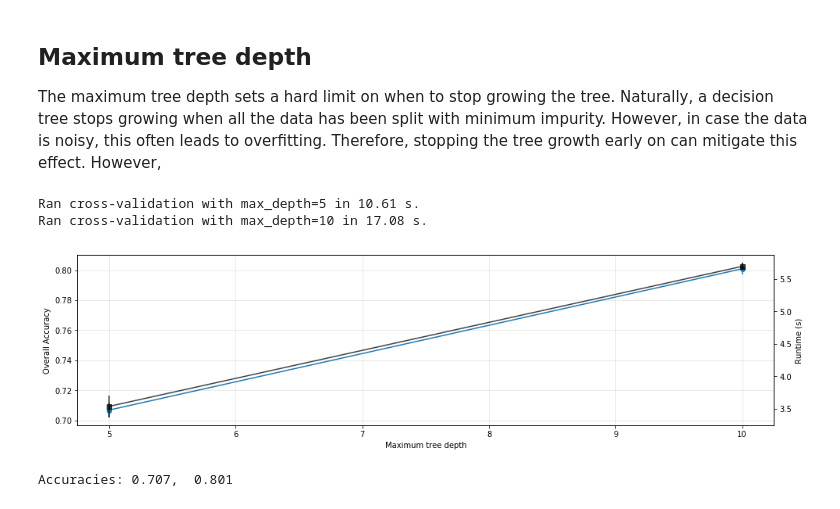
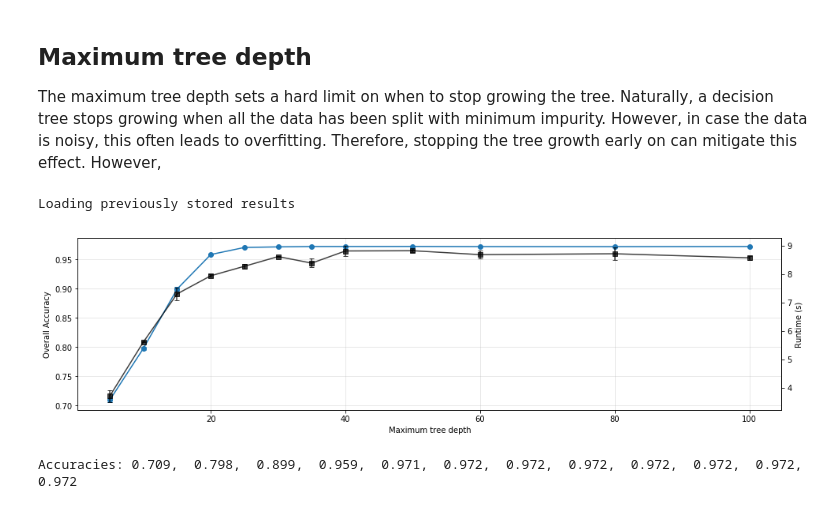
Before and after one commit to virginia-m/classifier_comparison_on_covertype_data, a Jupyter notebook: classification_analysis.ipynb, the cells around one changed output. Cells and saved outputs as stored; diff of their text form; code cells hidden in the pictures.

Commit message:
finalising notebooks, storing RF results for faster runtimes

```diff
--- a/classification_analysis.ipynb
+++ b/classification_analysis.ipynb
@@ -462,10 +464,11 @@ def plot_accuracies_and_runtime(parameter, accuracies=None, run_times=None,
         accuracies = results[:, 1:3]
         run_times = results[:, 3:5]
     fig, ax1 = plt.subplots(figsize=(16, 4))
-    ax1.errorbar(parameter_values, accuracies[:, 0], yerr=accuracies[:, 1], fmt='o-')
+    ax1.errorbar(parameter_values, accuracies[:, 0], yerr=accuracies[:, 1], fmt='o-',
+                 capsize=3)
     ax2 = ax1.twinx()
     ax2.errorbar(parameter_values, run_times[:, 0], yerr=run_times[:, 1], fmt='ks-',
-                 alpha=0.75, mfc='none')
+                 alpha=0.75, mfc='none', capsize=3)
     ax1.set_xlabel(alias if alias is not None else parameter)
     ax1.set_ylabel('Overall Accuracy')
     ax2.set_ylabel('Runtime (s)')
@@ -505,12 +510,11 @@ Accuracies: 0.960,  0.970
 The maximum tree depth sets a hard limit on when to stop growing the tree. Naturally, a decision tree stops growing when all the data has been split with minimum impurity. However, in case the data is noisy, this often leads to overfitting. Therefore, stopping the tree growth early on can mitigate this effect. However,
 # %%
 parameter = 'max_depth'
-parameter_values = [5, 10]#, 15, 20, 25, 30, 35, 40, 50, 60, 80, 100]
+parameter_values = [5, 10, 15, 20, 25, 30, 35, 40, 50, 60, 80, 100]
 confs_3, run_times_3 = scan_parameter(parameter, parameter_values,
-                       kwargs={'n_jobs': -1, 'bootstrap': False}, redo=True, save_to_txt=True)
+                       kwargs={'n_jobs': -1, 'bootstrap': False}, redo=False, save_to_txt=True)
 plot_accuracies_and_runtime(parameter=parameter,  alias='Maximum tree depth')
 # %% [output]
-Ran cross-validation with max_depth=5 in 10.61 s.
-Ran cross-validation with max_depth=10 in 17.08 s.
+Loading previously stored results
-[figure, old version]
+[figure, new version]
-Accuracies: 0.707,  0.801
+Accuracies: 0.709,  0.798,  0.899,  0.959,  0.971,  0.972,  0.972,  0.972,  0.972,  0.972,  0.972,  0.972
```
Also changed, not shown: parts of 15 cells of this notebook, 7 other files.
